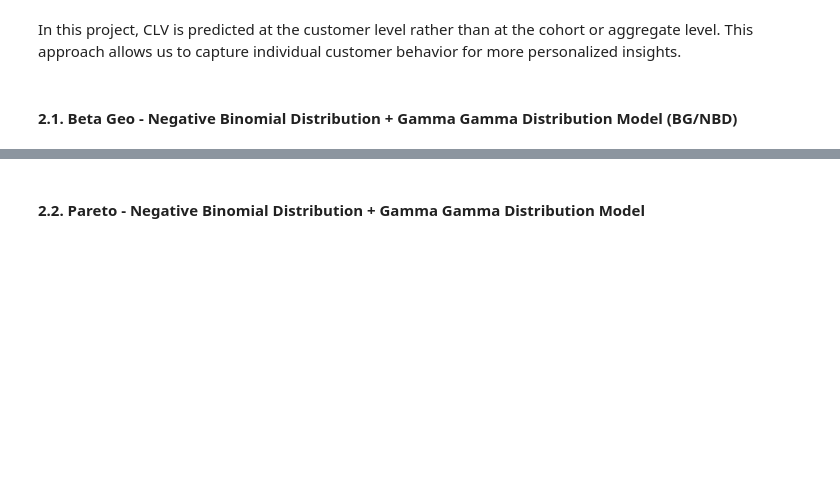
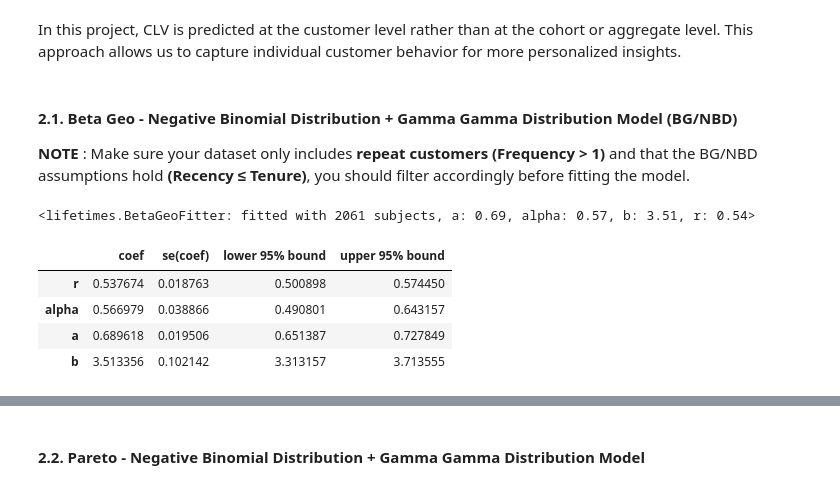
Before and after one commit to annugit1655/Customer-Behaviour-Analysis-with-CLTV, a Jupyter notebook: notebooks/04-CLTV-Probabilistic-models.ipynb, the cells around one changed output, grey strips where cells are left out. Saved outputs shown, nothing was run; the diff lists cells and outputs as text; code cells hidden in the pictures; blank space fills up the shorter version.

```diff
--- a/notebooks/04-CLTV-Probabilistic-models.ipynb
+++ b/notebooks/04-CLTV-Probabilistic-models.ipynb
@@ -176,3 +178,27 @@ Total Number of Monetary Value with 0 : 0
 In this project, CLV is predicted at the customer level rather than at the cohort or aggregate level. This approach allows us to capture individual customer behavior for more personalized insights.
 # %% [markdown]
 #### **2.1. Beta Geo - Negative Binomial Distribution + Gamma Gamma Distribution Model (BG/NBD)**
+
+__NOTE__ : Make sure your dataset only includes **repeat customers (Frequency > 1)** and that the BG/NBD assumptions hold **(Recency ≤ Tenure)**, you should filter accordingly before fitting the model.
+# %%
+# Assumptions of B
+# Exclude one-time buyers
+data = rfm_df[rfm_df['Frequency'] >1].copy()
+
+# Ensure Recency <= Tenure
+df = data[data['Recency'] <= data['T']]
+
+# Fit BG/NBD model
+bg_model = BetaGeoFitter(penalizer_coef=0.01)
+bg_model.fit(df['Frequency'], df['Recency'], df['T'])
+print(bg_model)
+# %% [output]
+<lifetimes.BetaGeoFitter: fitted with 2061 subjects, a: 0.69, alpha: 0.57, b: 3.51, r: 0.54>
+# %%
+display(bg_model.summary)
+# %% [output]
+|  | coef | se(coef) | lower 95% bound | upper 95% bound |
+| r | 0.537674 | 0.018763 | 0.500898 | 0.574450 |
+| alpha | 0.566979 | 0.038866 | 0.490801 | 0.643157 |
+| a | 0.689618 | 0.019506 | 0.651387 | 0.727849 |
+| b | 3.513356 | 0.102142 | 3.313157 | 3.713555 |
```
Also changed, not shown: parts of 6 cells of this notebook.
